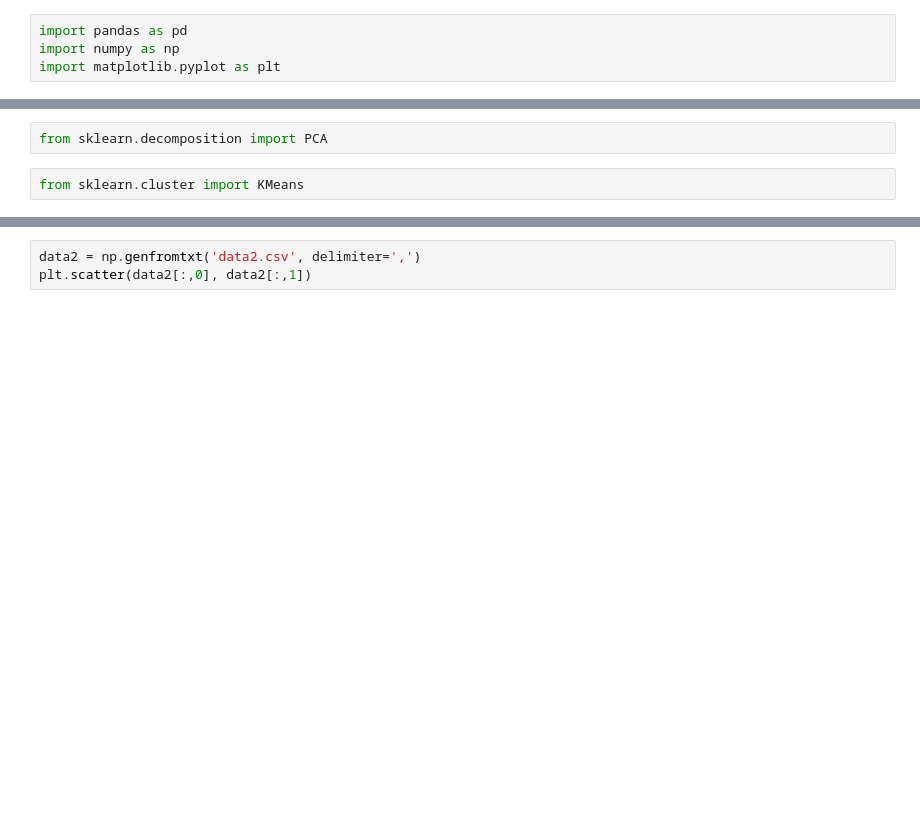
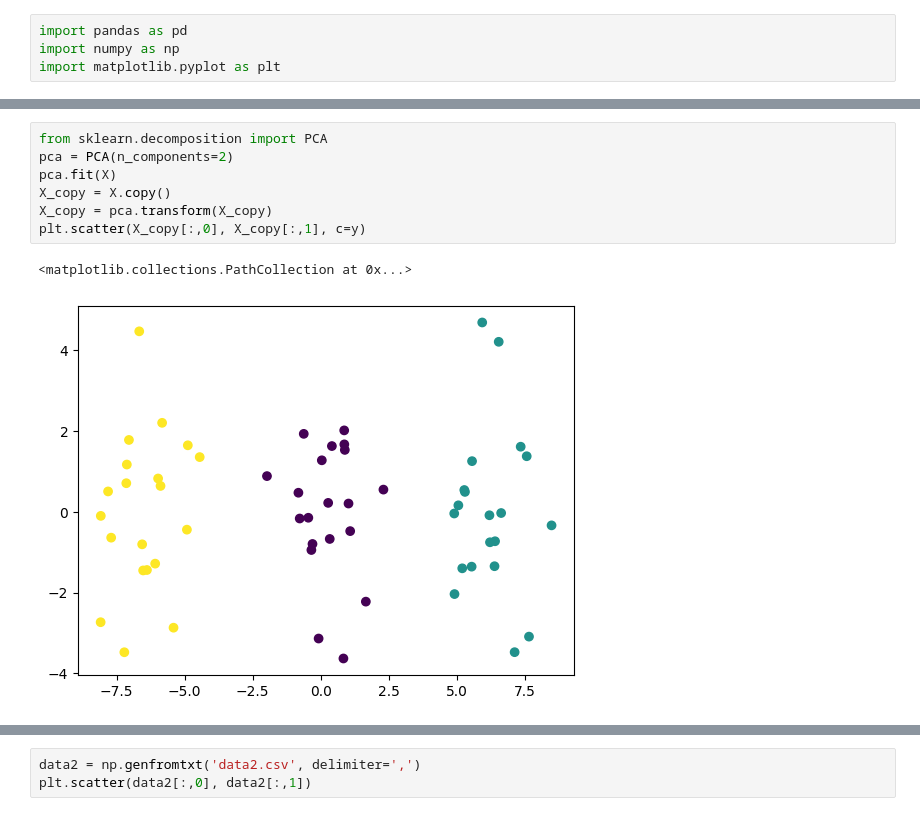
Before and after one commit to WojciechPtas/eml2022, a Jupyter notebook: ExerciseSheet_05/Practical_assignment5.ipynb, the cells around one changed output, grey strips where cells are left out. Drawn from its saved outputs; the diff is of its cells as text; blank space fills up the shorter version.

```diff
--- a/ExerciseSheet_05/Practical_assignment5.ipynb
+++ b/ExerciseSheet_05/Practical_assignment5.ipynb
@@ -12,4 +10,10 @@ y = data1[:, -1]
-# %%
-from sklearn.decomposition import PCA
-# %%
-from sklearn.cluster import KMeans
+# %%
+from sklearn.decomposition import PCA
+pca = PCA(n_components=2)
+pca.fit(X)
+X_copy = X.copy()
+X_copy = pca.transform(X_copy)
+plt.scatter(X_copy[:,0], X_copy[:,1], c=y)
+# %% [output]
+<matplotlib.collections.PathCollection at 0x...>
+[figure, added]
```
Also changed, not shown: parts of 19 cells of this notebook.
